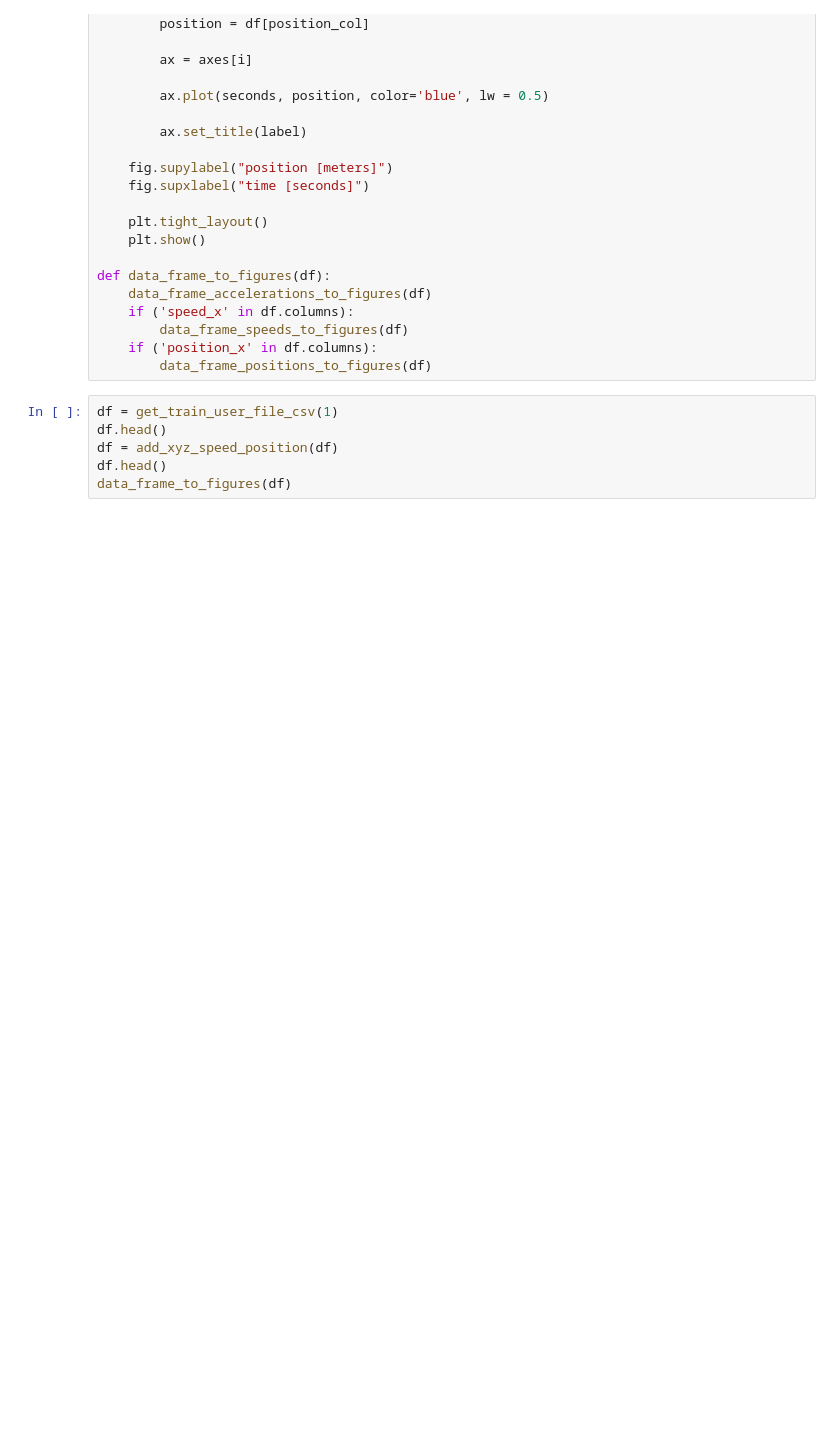
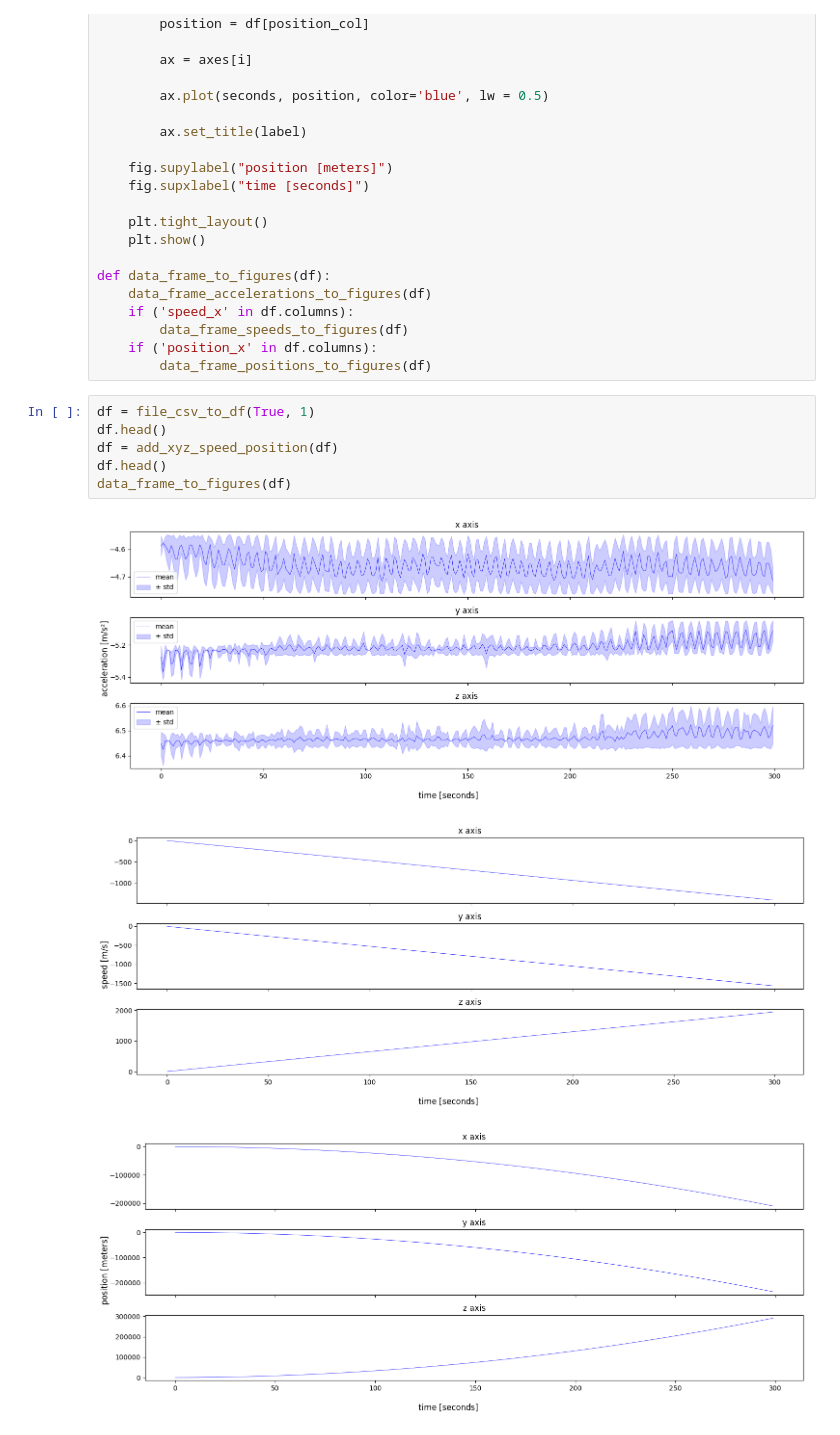
Before and after one commit to 2ec3/DM2026-Assignment-3, a Jupyter notebook: data_observation.ipynb, the cells around one changed output. Cells and saved outputs as stored; diff of their text form; blank space fills up the shorter version.

```diff
--- a/data_observation.ipynb
+++ b/data_observation.ipynb
@@ -169,9 +204,13 @@ def data_frame_to_figures(df):
     if ('position_x' in df.columns):
         data_frame_positions_to_figures(df)
 # %%
-df = get_train_user_file_csv(1)
+df = file_csv_to_df(True, 1)
 df.head()
 df = add_xyz_speed_position(df)
 df.head()
 data_frame_to_figures(df)
+# %% [output]
+[figure, added]
+[figure, added]
+[figure, added]
 # %%
```
Also changed, not shown: parts of 6 cells of this notebook, 6 other files.
